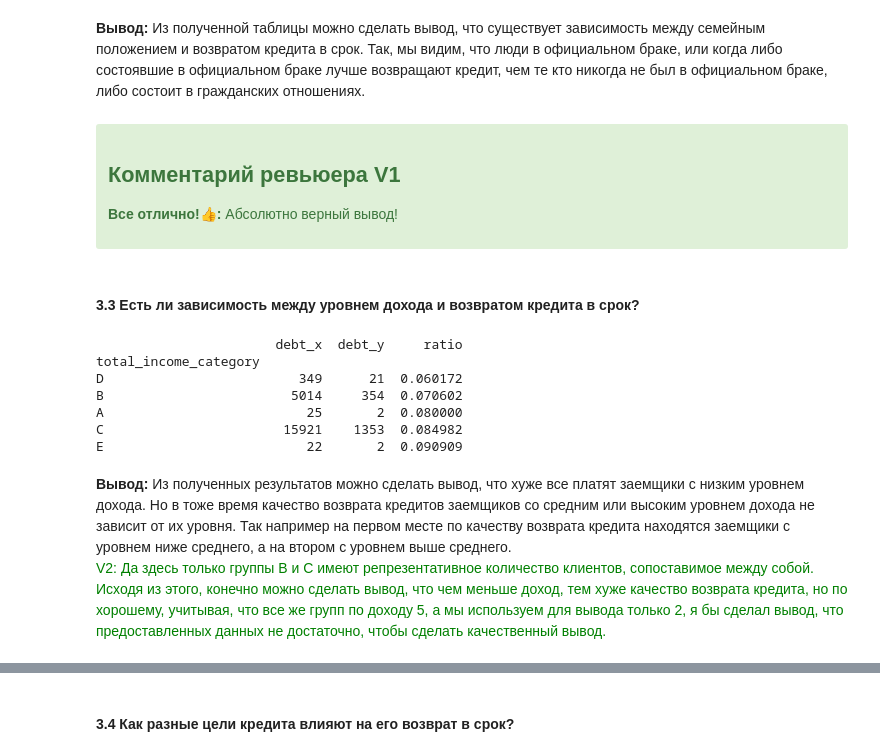
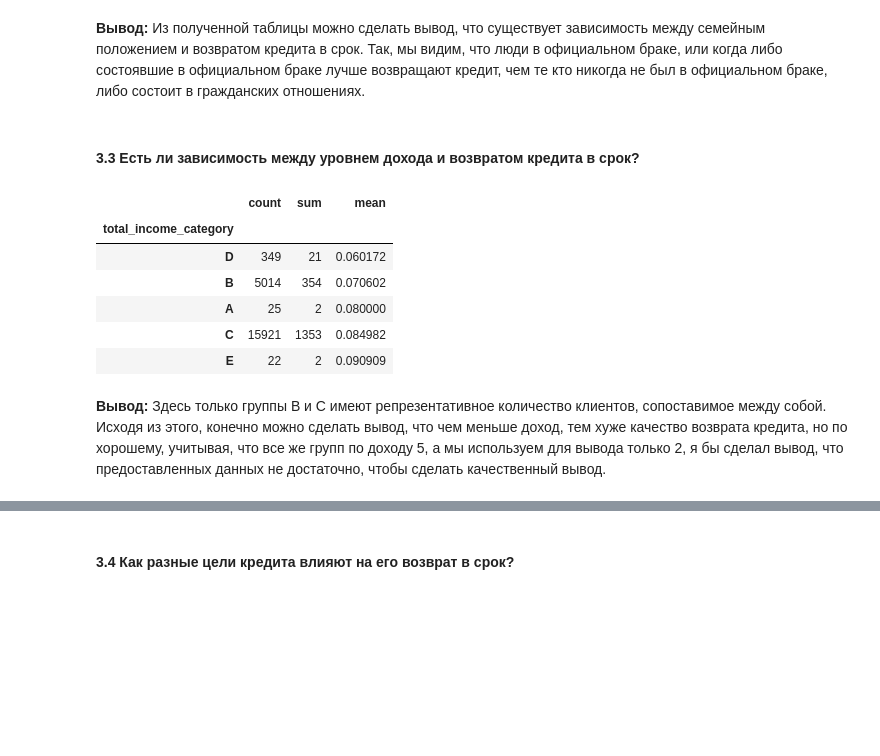
Before and after one commit to denismaslov/yandex, a Jupyter notebook: sprint2/yandex_practicum_sprint2.ipynb, the cells around one changed output, grey strips where cells are left out. Saved outputs shown, nothing was run; the diff lists cells and outputs as text; code cells hidden in the pictures; blank space fills up the shorter version.

```diff
--- a/sprint2/yandex_practicum_sprint2.ipynb
+++ b/sprint2/yandex_practicum_sprint2.ipynb
@@ -383,40 +282,18 @@ family_status
 # %% [markdown]
 **Вывод:**
 Из полученной таблицы можно сделать вывод, что существует зависимость между семейным положением и возвратом кредита в срок. Так, мы видим, что люди в официальном браке, или когда либо состоявшие в официальном браке лучше возвращают кредит, чем те кто никогда не был в официальном браке, либо состоит в гражданских отношениях.
-# %% [markdown]
-<div class="alert alert-success">
-<h2> Комментарий ревьюера V1<a class="tocSkip"> </h2>
-
-<b>Все отлично!👍:</b> Абсолютно верный вывод!
 # %% [markdown]
 #### 3.3 Есть ли зависимость между уровнем дохода и возвратом кредита в срок?
-# %%
-# Ваш код будет здесь. Вы можете создавать новые ячейки.
-#data.info()
-data_debt_income = data[['debt', 'total_income_category']]
-#ранее, мы создавали функцию ранжирующую заемщиков по уровню дохода на несколько категорий и создали колонку с категорией уровня дохода
-#создаем отдельную таблицу включающую столбцы 'debt', 'total_income_category'
-data_income = data_debt_income.groupby('total_income_category').count()
-#группируем данные по столбцу 'total_income_category' и подсчитываем какие заемщики брали кредит
-data_debt_income = data_debt_income[data_debt_income['debt'] != 0]
-#удаляем строки с отсутствием задолженности
-data_debt_income_count = data_debt_income.groupby('total_income_category').count()
-#группируем данные по столбцу 'total_income_category' и подсчитываем какие заемщики имели задолженность
-data_income_final = data_income.merge(data_debt_income_count, on='total_income_category', how='left')
-#обьединяем обе таблицы в одну
-data_income_final['ratio'] = data_income_final['debt_y'] / data_income_final['debt_x']
-#добавляем колонку 'ratio' показывающую отношение невозвратов кредита к общему количеству займов в зависимости от категории дохода
-print(data_income_final.sort_values('ratio'))
-#печать финальных результатов ранжируя по столбцу 'ratio'
-# %% [output]
-                       debt_x  debt_y     ratio
-total_income_category
-D                         349      21  0.060172
-B                        5014     354  0.070602
-A                          25       2  0.080000
-C                       15921    1353  0.084982
-E                          22       2  0.090909
+# %%
+data.groupby('total_income_category')['debt'].agg(['count', 'sum', 'mean']).sort_values('mean')
+# %% [output]
+|  | count | sum | mean |
+| total_income_category |  |  |  |
+| D | 349 | 21 | 0.060172 |
+| B | 5014 | 354 | 0.070602 |
+| A | 25 | 2 | 0.080000 |
+| C | 15921 | 1353 | 0.084982 |
+| E | 22 | 2 | 0.090909 |
 # %% [markdown]
 **Вывод:**
-Из полученных результатов можно сделать вывод, что хуже все платят заемщики с низким уровнем дохода. Но в тоже время качество возврата кредитов заемщиков со средним или высоким уровнем дохода не зависит от их уровня. Так например на первом месте по качеству возврата кредита находятся заемщики с уровнем ниже среднего, а на втором с уровнем выше среднего.
-<br> <font color='green'> V2: Да здесь только группы В и С имеют репрезентативное количество клиентов, сопоставимое между собой. Исходя из этого, конечно можно сделать вывод, что чем меньше доход, тем хуже качество возврата кредита, но по хорошему, учитывая, что все же групп по доходу 5, а мы используем для вывода только 2, я бы сделал вывод, что предоставленных данных не достаточно, чтобы сделать качественный вывод.
+Здесь только группы В и С имеют репрезентативное количество клиентов, сопоставимое между собой. Исходя из этого, конечно можно сделать вывод, что чем меньше доход, тем хуже качество возврата кредита, но по хорошему, учитывая, что все же групп по доходу 5, а мы используем для вывода только 2, я бы сделал вывод, что предоставленных данных не достаточно, чтобы сделать качественный вывод.
```
Also changed, not shown: parts of 19 cells of this notebook.
